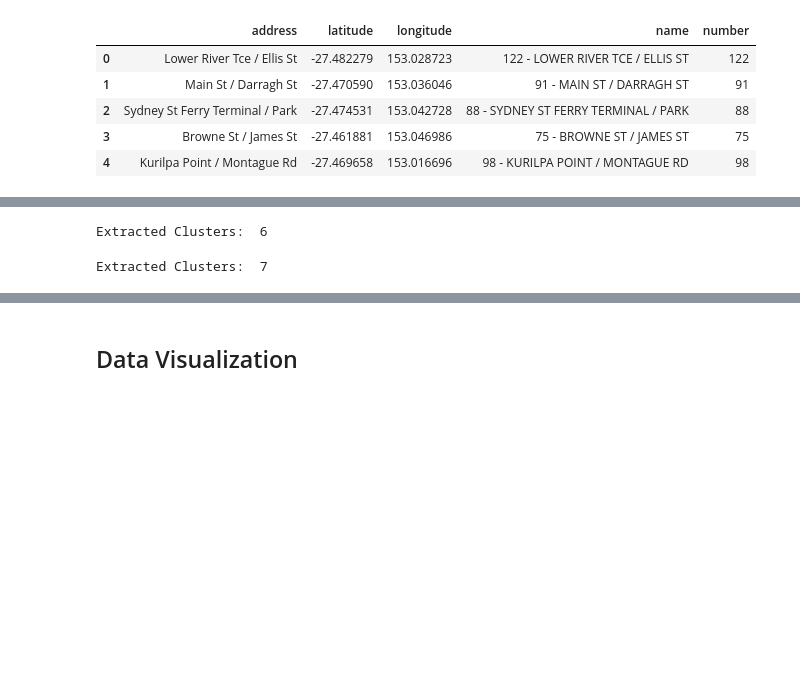
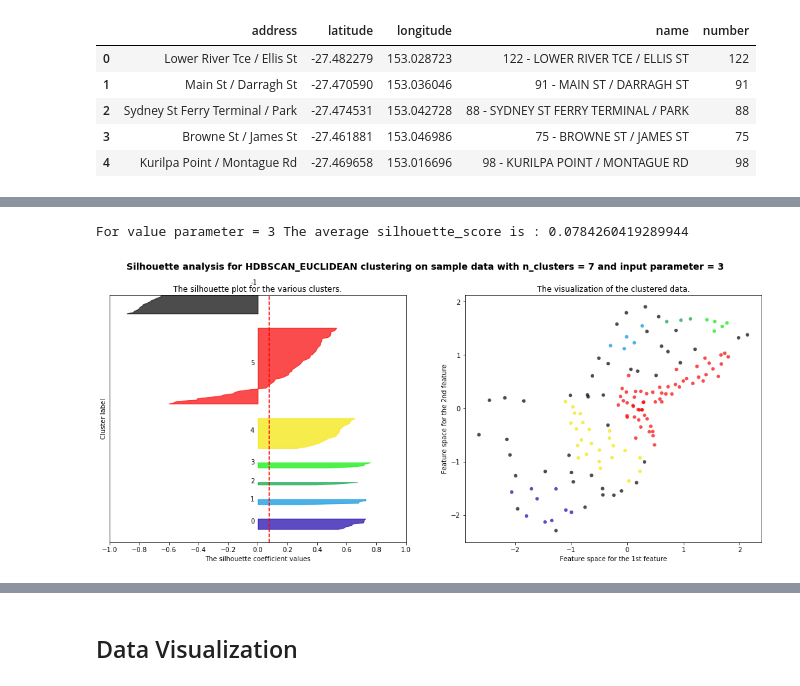
Before and after one commit to fabiana001/cityBike_project, a Jupyter notebook: analysis.ipynb, the cells around one changed output, grey strips where cells are left out. Drawn from its saved outputs; the diff is of its cells as text; code cells hidden in the pictures; blank space fills up the shorter version.

```diff
--- a/analysis.ipynb
+++ b/analysis.ipynb
@@ -38,21 +191,37 @@ Dataset shape  (149, 5)
+# %%
+from sklearn import preprocessing
+
+points = list(zip(data.latitude, data.longitude))
+
+#standardization
+scaled_points = preprocessing.scale(points)
+analize_parameter([3, 4, 5, 6, 7, 8], scaled_points, algorithm = "HDBSCAN_EUCLIDEAN")
+# %% [output]
+For value parameter = 3 The average silhouette_score is : 0.0784260419289944
+[figure, added]
 # %%
 #Apply haversine distance on RADIANS
 #http://hdbscan.readthedocs.io/en/latest/faq.html?highlight=lat%20lon%27#q-haversine-metric-is-not-clustering-my-lat-lon-data-correctly
 import hdbscan
 points = list(zip(data.latitude, data.longitude))
 rads = np.radians(points)
+
+#standardization
+from sklearn import preprocessing
+scaled_rads = preprocessing.scale(rads)
+
 clusterer = hdbscan.HDBSCAN(min_cluster_size=4, metric='haversine')
-cluster_label_haversines = clusterer.fit_predict(rads)
+cluster_label_haversines = clusterer.fit_predict(scaled_rads)
 print("Extracted Clusters: ", len(set(cluster_label_haversines)))
-# %% [output]
-Extracted Clusters:  6
 # %%
 #Apply euclidean distance on original data
 import hdbscan
 points = list(zip(data.latitude, data.longitude))
 
+#standardization
+from sklearn import preprocessing
+scaled_points = preprocessing.scale(points)
+
 clusterer = hdbscan.HDBSCAN(min_cluster_size=3, metric='euclidean')
-cluster_labels_euclidean = clusterer.fit_predict(points)
+cluster_labels_euclidean = clusterer.fit_predict(scaled_points)
 print("Extracted Clusters: ", len(set(cluster_labels_euclidean)))
-# %% [output]
-Extracted Clusters:  7
```
Also changed, not shown: parts of 11 cells of this notebook, 3 other files.
